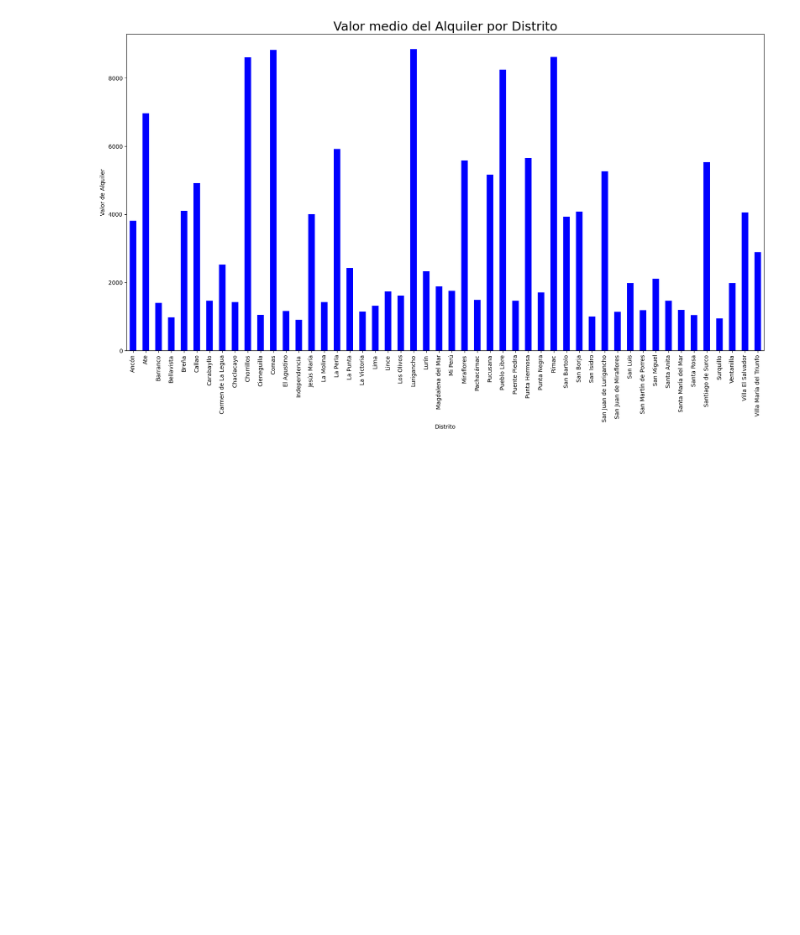
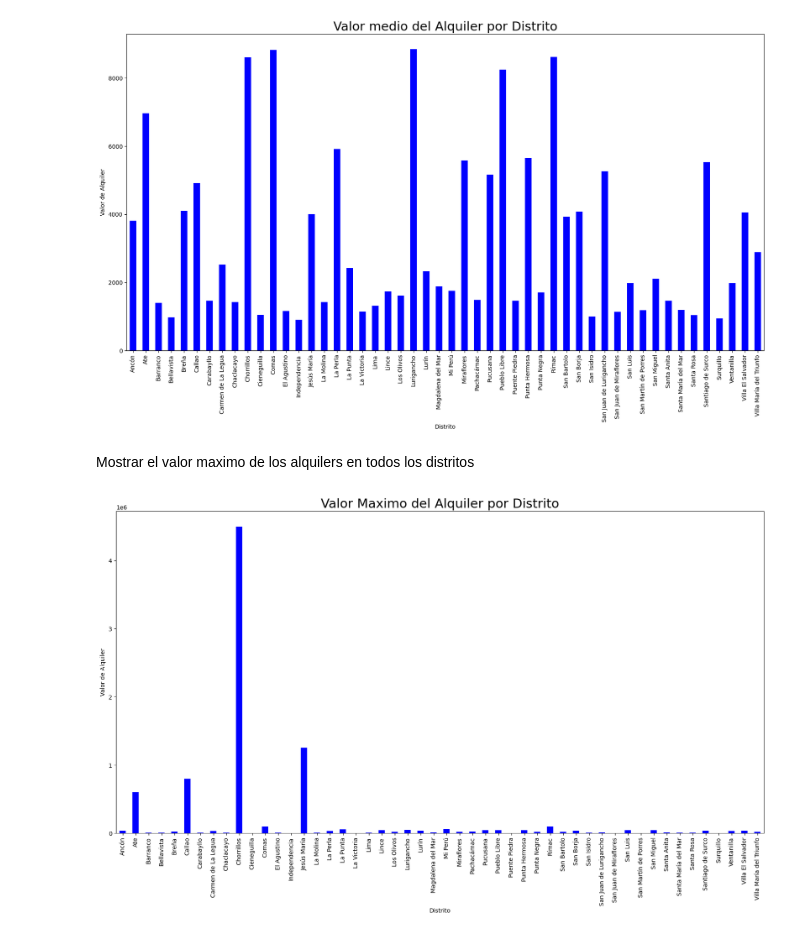
Before and after one commit to AngelMasterr/Python-para-Data-Science, a Jupyter notebook: Pandas - Tratamiento y Analisis de datos/Python_Data_Science/Creando_agrupamientos.ipynb, the cells around one changed output. Drawn from its saved outputs; the diff is of its cells as text; code cells hidden in the pictures; blank space fills up the shorter version.

```diff
--- a/Pandas - Tratamiento y Analisis de datos/Python_Data_Science/Creando_agrupamientos.ipynb
+++ b/Pandas - Tratamiento y Analisis de datos/Python_Data_Science/Creando_agrupamientos.ipynb
@@ -173,3 +175,17 @@ fig.set_title('Valor medio del Alquiler por Distrito', {'fontsize': 22})
 plt.show()
 # %% [output]
 [figure]
+# %% [markdown]
+Mostrar el valor maximo de los alquilers en todos los distritos
+# %%
+# Crea el gráfico de barras
+fig = grupo_distrito_total['Valor'].max().plot.bar(color='blue')
+
+# Añade etiquetas y título
+fig.set_ylabel('Valor de Alquiler')
+fig.set_title('Valor Maximo del Alquiler por Distrito', {'fontsize': 22})
+
+# Muestra el gráfico
+plt.show()
+# %% [output]
+[figure, added]
```
Also changed, not shown: parts of 1 cell of this notebook, 1 other file.
